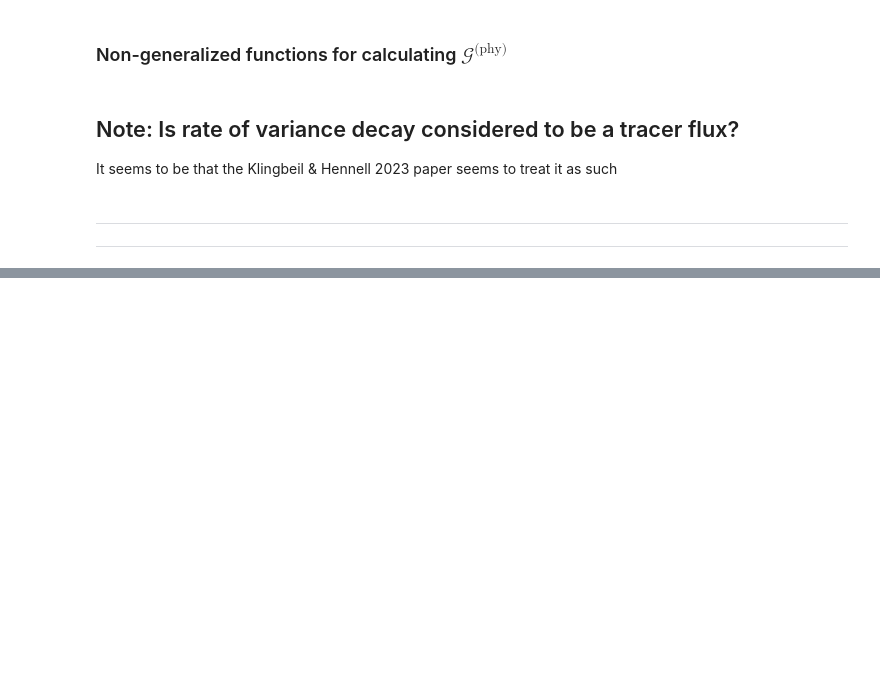
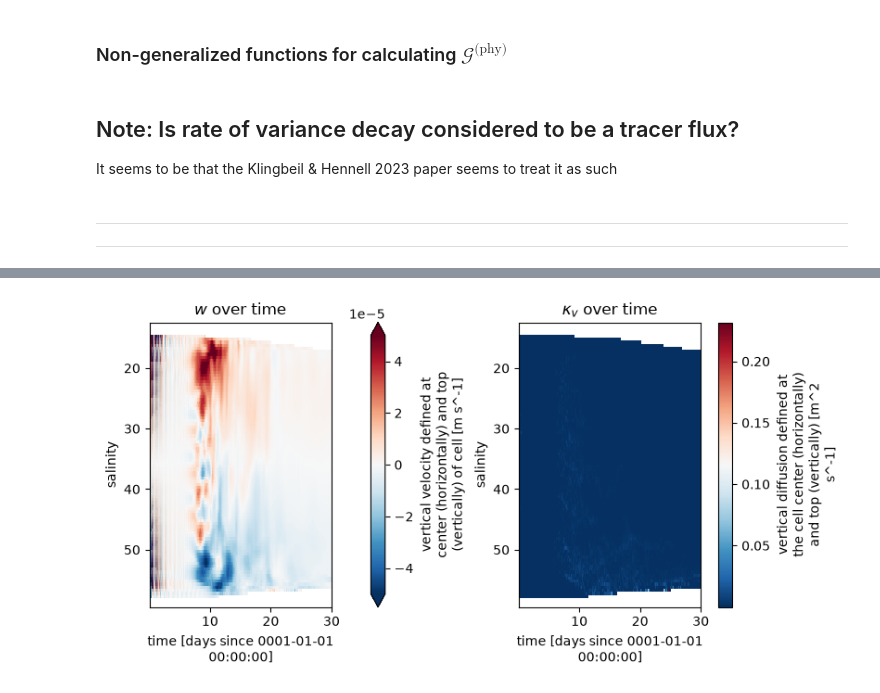
Before and after one commit to kailauyeda/WMT_DVD, a Jupyter notebook: bichan/analysis/preliminary_analysis_HPC3.ipynb, the cells around one changed output, grey strips where cells are left out. Cells and saved outputs as stored; diff of their text form; code cells hidden in the pictures; blank space fills up the shorter version.

```diff
--- a/bichan/analysis/preliminary_analysis_HPC3.ipynb
+++ b/bichan/analysis/preliminary_analysis_HPC3.ipynb
@@ -880,6 +927,6 @@ $$
 # %%
 rho_0 = 1026
-target_coord_spacing = 1 # 0.25
+target_coord_spacing = 0.5 # 1 # 0.25
 
 mass, mass_transform, dM_dt = calculate_dM_dt(rho_0, mesh, avg_ds_output, ss_ds_output, target_coord_spacing)
 G_F_phy_ds, G_chi_phy_ds, G_chi_num_ds, dM_dt_ds, G_F_num_ds, budget_ds = calculate_budget(rho_0, mesh, avg_ds_output, target_coord_spacing)
@@ -1253,34 +1086,36 @@ lower_bound = avg_ds_output.salinity_P1.min() - 2
 upper_bound = avg_ds_output.salinity_P1.max() + 2
 
 target_coords_P1 = np.arange(lower_bound,upper_bound,target_coord_spacing)
 
 target_coords = (target_coords_P1[1:] + target_coords_P1[:-1]) / 2
 remapped_w = avg_ds_grid.transform(w_center,
                                    'Z',
                                    target_coords,
                                    method='linear',
                                    target_data = avg_ds_output.salinity)
 
 # remap verticalDiffusivities onto salinity coords
 
 
-fig, ax = plt.subplots(nrows=1, ncols=2, constrained_layout=True, figsize=(15,5))
+fig, ax = plt.subplots(nrows=1, ncols=2, constrained_layout=True, figsize=(8,4))
 remapped_w.mean(dim='nCells').plot(ax=ax[0], y='salinity', vmin = -5e-5, vmax = 5e-5, cmap = 'RdBu_r')
 ax[0].set_title(r'$w$ over time')
 
 vertDiffCenterOfCell = avg_ds_grid.interp(avg_ds_output.vertDiffTopOfCell, 'Z', padding = 'extend')
 
 remapped_vertDiff = avg_ds_grid.transform(vertDiffCenterOfCell,
                                            'Z',
                                            target_coords,
                                            method='linear',
                                            target_data = avg_ds_output.salinity)
 
 remapped_vertDiff.mean(dim='nCells').plot(ax=ax[1],y='salinity', cmap='RdBu_r' )#,vmin=-5e-3, vmax=5e-3, cmap = 'RdBu_r')
 ax[1].set_title(r'$\kappa_v$ over time')
 
 ax[0].invert_yaxis()
 ax[1].invert_yaxis()
+# %% [output]
+[figure, added]
 # %%
 fig,ax = plt.subplots(nrows=1,ncols=1,constrained_layout=True)
 
```
Also changed, not shown: parts of 55 cells of this notebook.
